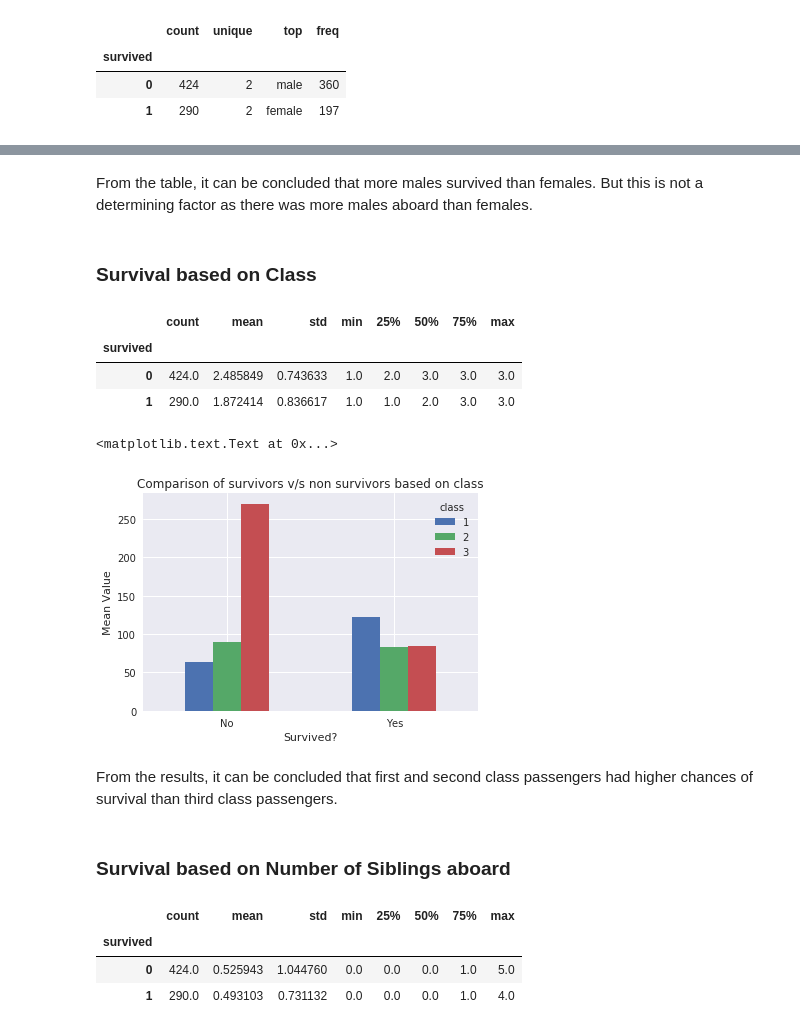
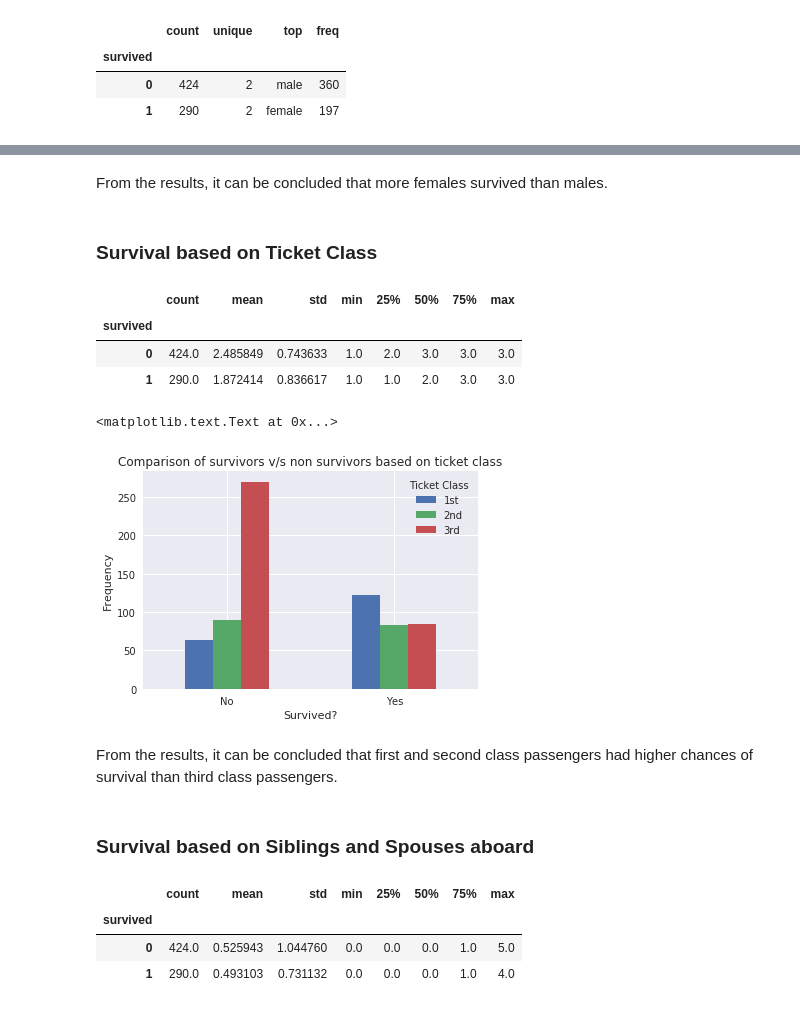
Before and after one commit to aliasm2k/titanic, a Jupyter notebook: titanic.ipynb, the cells around one changed output, grey strips where cells are left out. Cells and saved outputs as stored; diff of their text form; code cells hidden in the pictures.

Commit message:
Improve graphs and update results obtained

```diff
--- a/titanic.ipynb
+++ b/titanic.ipynb
@@ -19,6 +19,6 @@ import csv
 import pandas as pd
 titanic_df = pd.read_csv('titanic.csv', quoting=csv.QUOTE_MINIMAL, skiprows=[0],
                          names=['passenger_id', 'survived', 'class', 'name', 'sex', 'age',
-                                'n_siblings', 'n_parents', 'ticket_id', 'fare', 'cabin', 'port'])
+                                'sib_sp', 'par_ch', 'ticket_id', 'fare', 'cabin', 'port'])
 titanic_df.head()
 # %% [output]
@@ -113,7 +126,7 @@ survivors.describe()
 # %% [markdown]
-From the table, it can be concluded that more males survived than females. But this is not a determining factor as there was more males aboard than females.
+From the results, it can be concluded that more females survived than males.
 # %% [markdown]
-### Survival based on Class
+### Survival based on Ticket Class
 # %%
 survivors = titanic_df.groupby('survived')['class']
 survivors.describe()
@@ -125,19 +138,20 @@ survivors.describe()
 # %%
 %matplotlib inline
 import matplotlib.pyplot as plt
 import seaborn as sns
 
 survivors = pd.crosstab(titanic_df['survived'], titanic_df['class'])
 survivors.plot(kind='bar')
 plt.xlabel('Survived?')
 plt.xticks([0, 1], ['No', 'Yes'], rotation=0)
-plt.ylabel('Mean Value')
-plt.title('Comparison of survivors v/s non survivors based on class')
+plt.ylabel('Frequency')
+plt.legend(['1st', '2nd', '3rd'], title='Ticket Class', loc='upper right')
+plt.title('Comparison of survivors v/s non survivors based on ticket class')
 # %% [output]
 <matplotlib.text.Text at 0x...>
-[figure, old version]
+[figure, new version]
 # %% [markdown]
 From the results, it can be concluded that first and second class passengers had higher chances of survival than third class passengers.
 # %% [markdown]
-### Survival based on Number of Siblings aboard
+### Survival based on Siblings and Spouses aboard
 # %%
```
Also changed, not shown: parts of 22 cells of this notebook.
